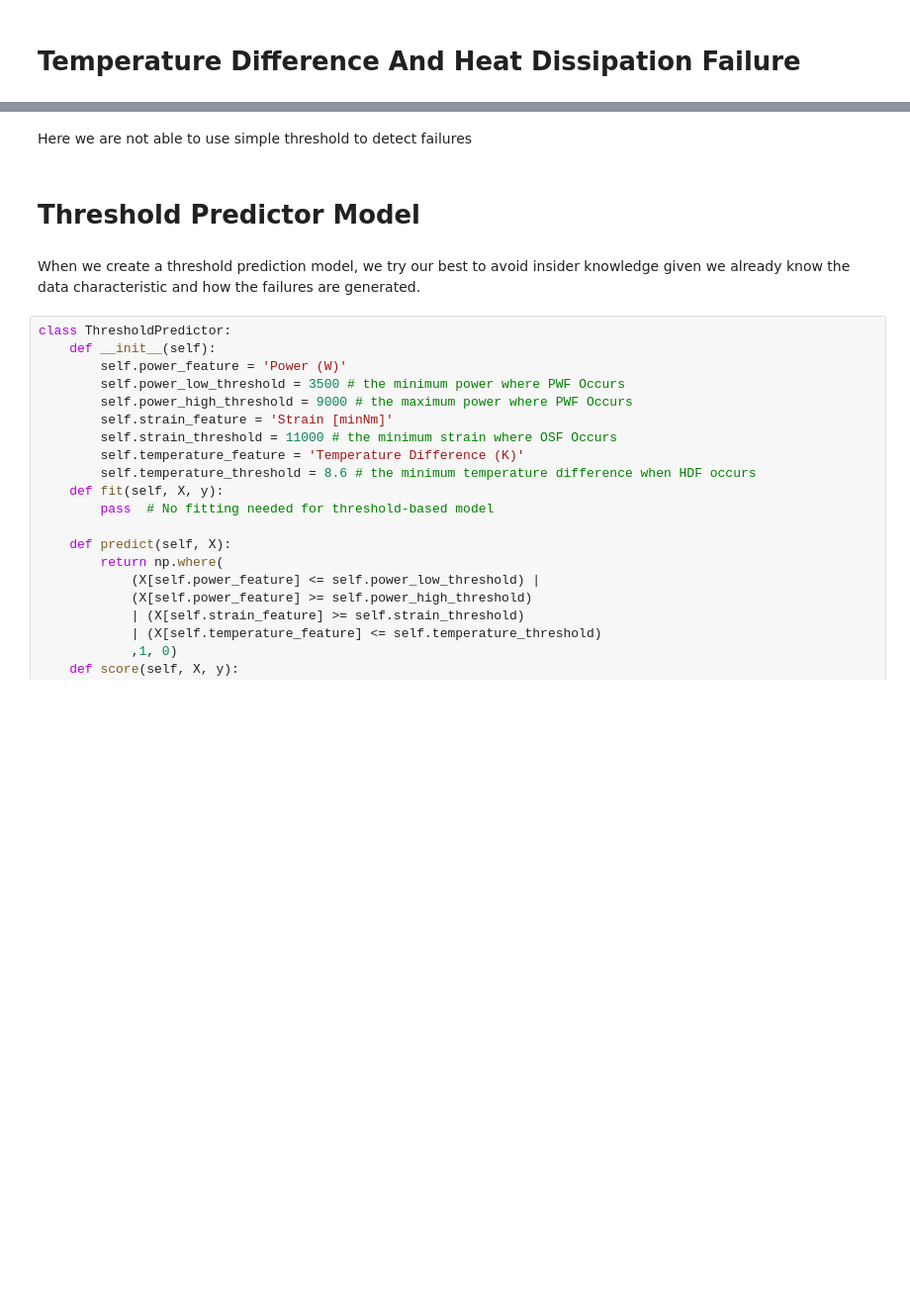
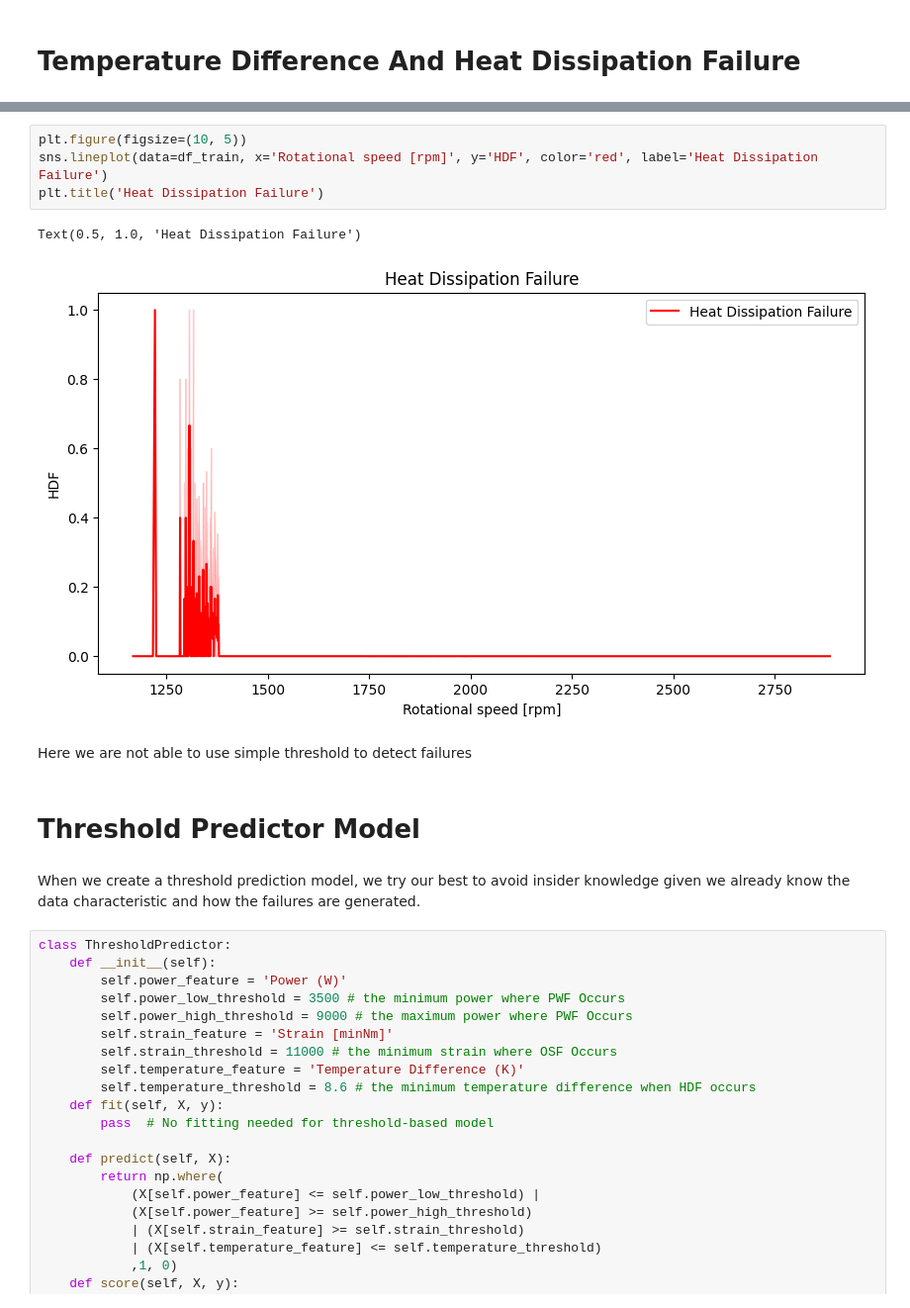
Before and after one commit to raymondsamalo/ITI113-Machine-Learning-Operations-Project, a Jupyter notebook: AI4I-2020/1.2_New_Features.ipynb, the cells around one changed output, grey strips where cells are left out. Shown at 99% size. Cells and saved outputs as stored; diff of their text form; blank space fills up the shorter version.

```diff
--- a/AI4I-2020/1.2_New_Features.ipynb
+++ b/AI4I-2020/1.2_New_Features.ipynb
@@ -99,3 +112,10 @@ Text(0.5, 1.0, 'Heat Dissipation Failure')
+# %%
+plt.figure(figsize=(10, 5))
+sns.lineplot(data=df_train, x='Rotational speed [rpm]', y='HDF', color='red', label='Heat Dissipation Failure')
+plt.title('Heat Dissipation Failure')
+# %% [output]
+Text(0.5, 1.0, 'Heat Dissipation Failure')
+[figure, added]
 # %% [markdown]
 Here we are not able to use simple threshold to detect failures
 # %% [markdown]
```
Also changed, not shown: parts of 8 cells of this notebook.
